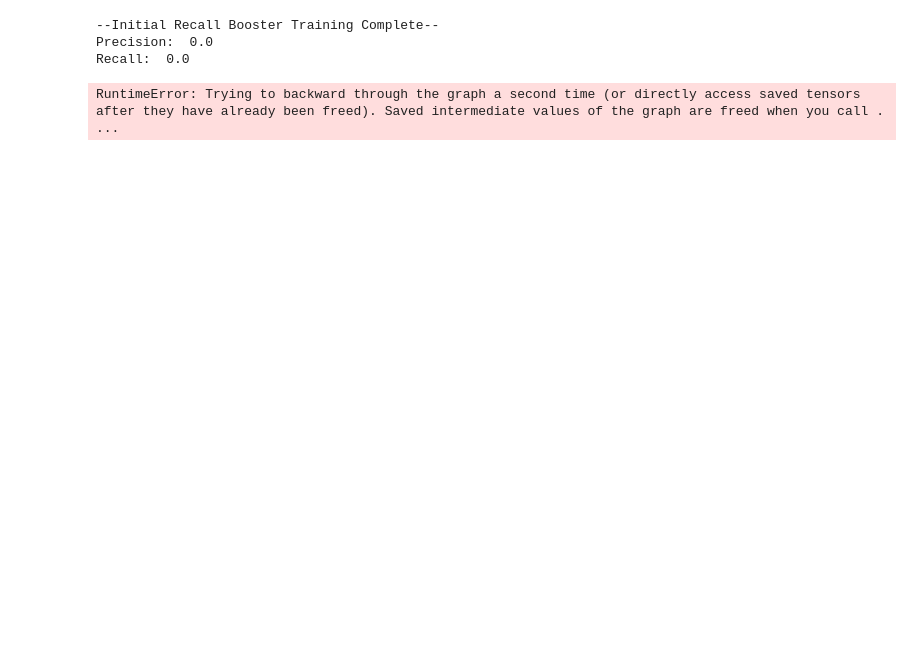
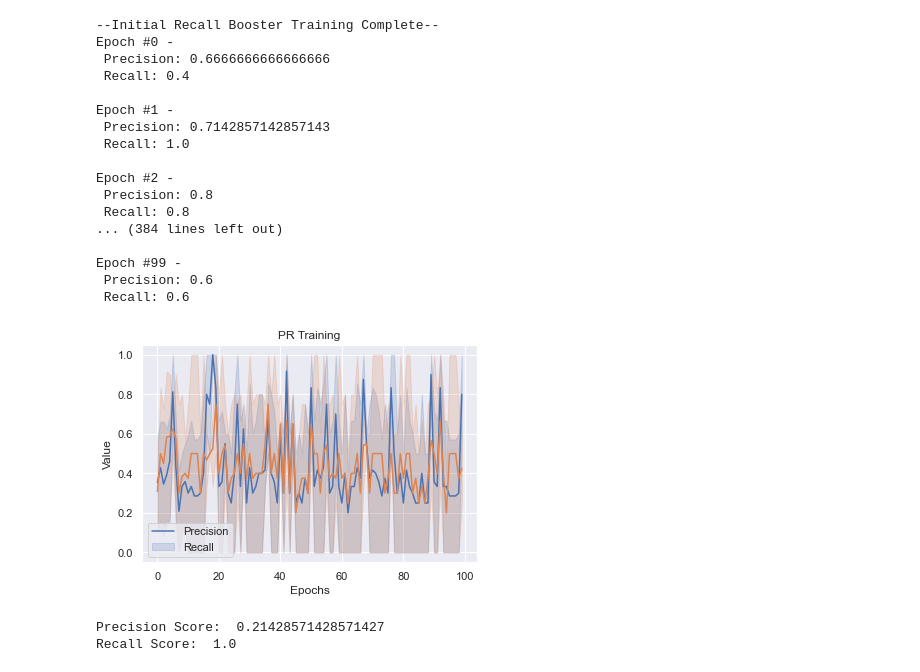
Before and after one commit to Nazarshia2889/Precision-Recall-Adversarial-Network, a Jupyter notebook: src/pran_model/2pranexperiment.ipynb, the cells around one changed output. Saved outputs shown, nothing was run; the diff lists cells and outputs as text; code cells hidden in the pictures; blank space fills up the shorter version.

```diff
--- a/src/pran_model/2pranexperiment.ipynb
+++ b/src/pran_model/2pranexperiment.ipynb
@@ -29,20 +36,36 @@ df.head()
 # %%
 X_train, X_test, y_train, y_test = train_test_split(df.drop(['Class'], axis = 1), df['Class'], test_size=0.1, random_state=1, stratify=df['Class'])
-X_train, X_val, y_train, y_val = train_test_split(X_train, y_train, test_size=0.1, random_state=1, stratify=y_train)
+# X_train, X_val, y_train, y_val = train_test_split(X_train, y_train, test_size=0.1, random_state=1, stratify=y_train)
 sc = StandardScaler()
 X_train = sc.fit_transform(X_train)
 X_test = sc.transform(X_test)
-X_val = sc.transform(X_val)
+# X_val = sc.transform(X_val)
 # %%
 pran = PRAN(shape = X_train.shape[1])
-pran.fit(X_train = X_train, y_train = y_train, X_val = X_val, y_val = y_val, batch_rb_samples = 4, epochs = 100, batch_size = 8)
+pran.fit(X_train = X_train, y_train = y_train, batch_rb_samples = 4, epochs = 100, batch_size = 8)
 pran.plotPR()
 y_pred = pran.predict(X_test)
 y_pred = (y_pred>0.5).float()
 print("Precision Score: ", precision_score(y_test, y_pred))
 print("Recall Score: ", recall_score(y_test, y_pred))
 # %% [output]
 --Initial Recall Booster Training Complete--
-Precision:  0.0
-Recall:  0.0
+Epoch #0 -
+ Precision: 0.6666666666666666
+ Recall: 0.4
+
+Epoch #1 -
+ Precision: 0.7142857142857143
+ Recall: 1.0
+
+Epoch #2 -
+ Precision: 0.8
+ Recall: 0.8
+... (384 lines left out)
+
+Epoch #99 -
+ Precision: 0.6
+ Recall: 0.6
+[figure, added]
-RuntimeError: Trying to backward through the graph a second time (or directly access saved tensors after they have already been freed). Saved intermediate values of the graph are freed when you call . ...
+Precision Score:  0.21428571428571427
+Recall Score:  1.0
```
Also changed, not shown: parts of 3 cells of this notebook, 3 other files.
